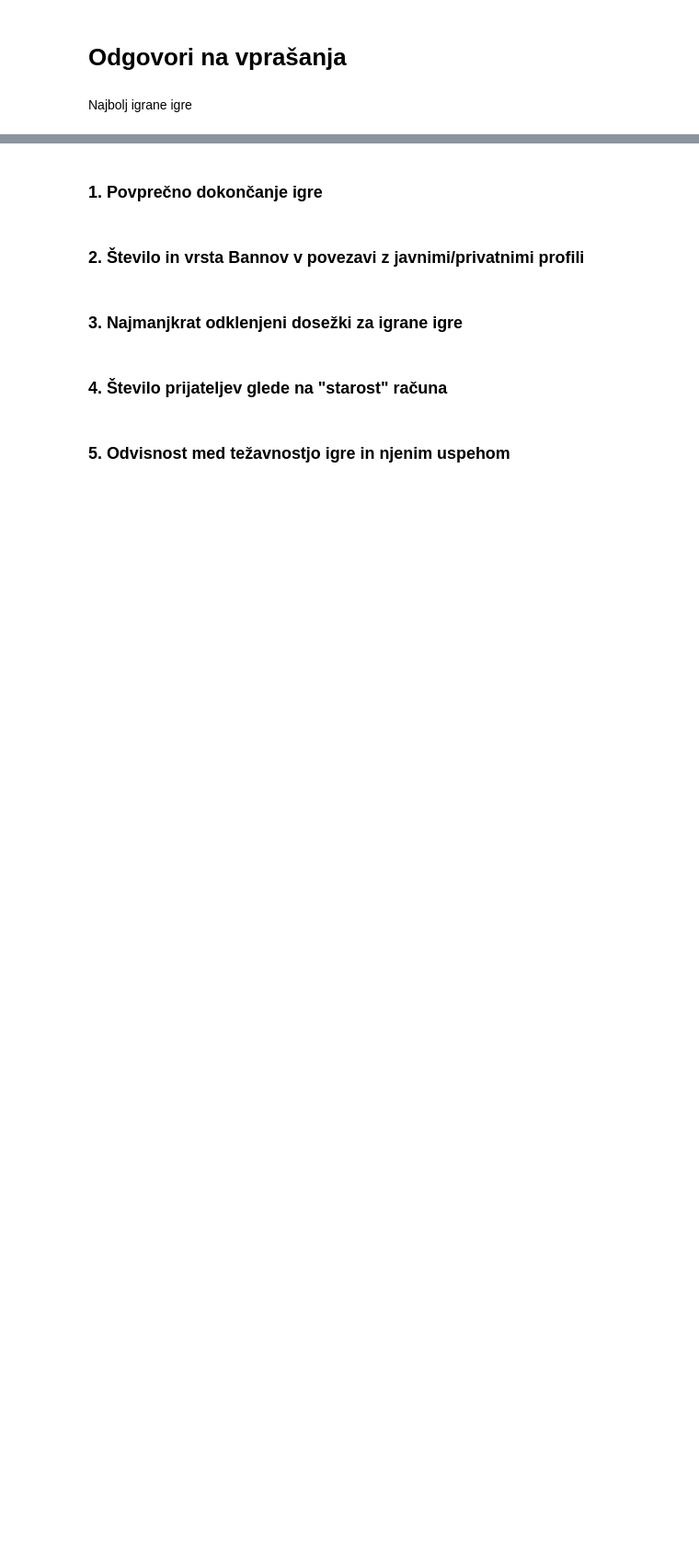
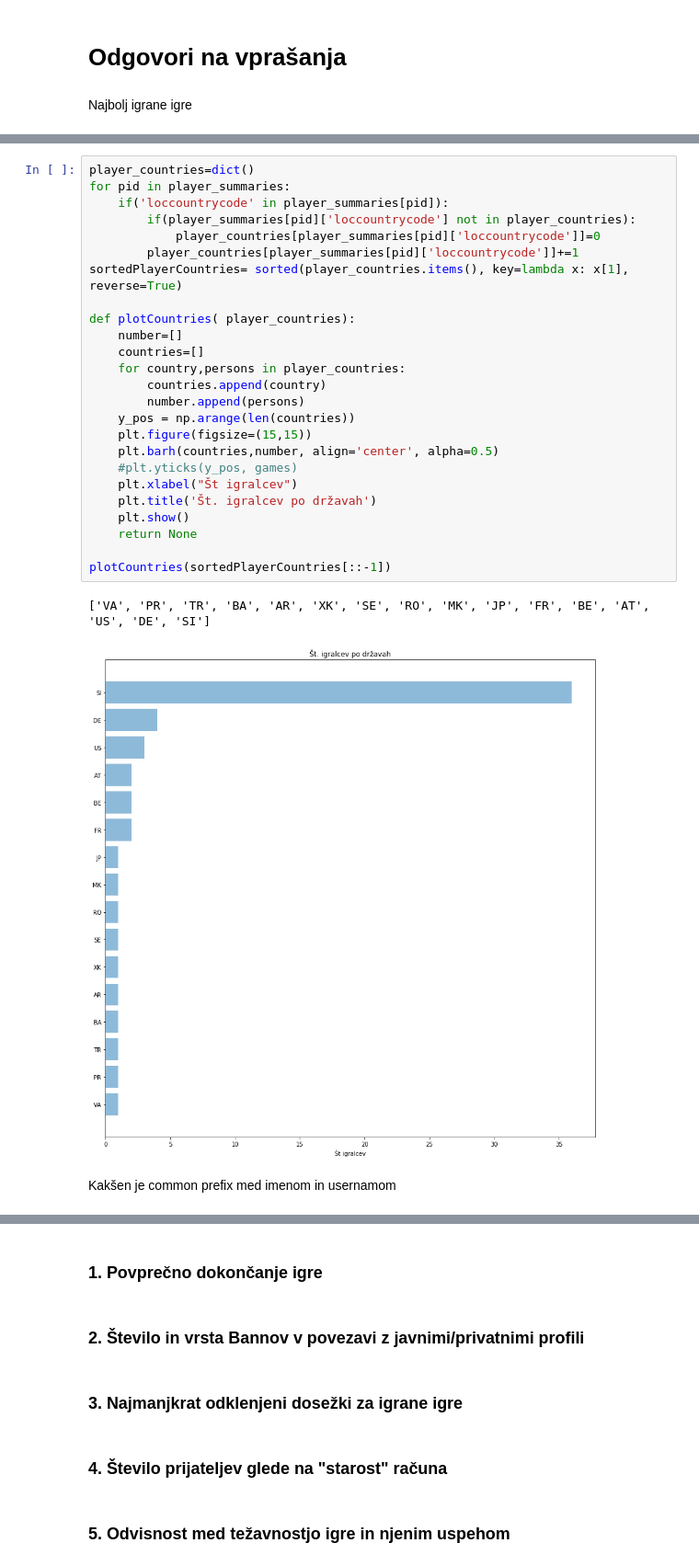
Before and after one commit to tstrus97/PR18TJA, a Jupyter notebook: Steam Project - masterTomaz.ipynb, the cells around one changed output, grey strips where cells are left out. Shown at 92% size. Saved outputs shown, nothing was run; the diff lists cells and outputs as text; blank space fills up the shorter version.

```diff
--- a/Steam Project - masterTomaz.ipynb
+++ b/Steam Project - masterTomaz.ipynb
@@ -67,0 +135,30 @@ plotTopBoughtGames(TopBought[0:100])
+# %%
+player_countries=dict()
+for pid in player_summaries:
+    if('loccountrycode' in player_summaries[pid]):
+        if(player_summaries[pid]['loccountrycode'] not in player_countries):
+            player_countries[player_summaries[pid]['loccountrycode']]=0
+        player_countries[player_summaries[pid]['loccountrycode']]+=1
+sortedPlayerCountries= sorted(player_countries.items(), key=lambda x: x[1], reverse=True)
+
+def plotCountries( player_countries):
+    number=[]
+    countries=[]
+    for country,persons in player_countries:
+        countries.append(country)
+        number.append(persons)
+    y_pos = np.arange(len(countries))
+    plt.figure(figsize=(15,15))
+    plt.barh(countries,number, align='center', alpha=0.5)
+    #plt.yticks(y_pos, games)
+    plt.xlabel("Št igralcev")
+    plt.title('Št. igralcev po državah')
+    plt.show()
+    return None
+
+plotCountries(sortedPlayerCountries[::-1])
+# %% [output]
+['VA', 'PR', 'TR', 'BA', 'AR', 'XK', 'SE', 'RO', 'MK', 'JP', 'FR', 'BE', 'AT', 'US', 'DE', 'SI']
+[figure, added]
+# %% [markdown]
+Kakšen je common prefix med imenom in usernamom
```
Also changed, not shown: parts of 7 cells of this notebook.
